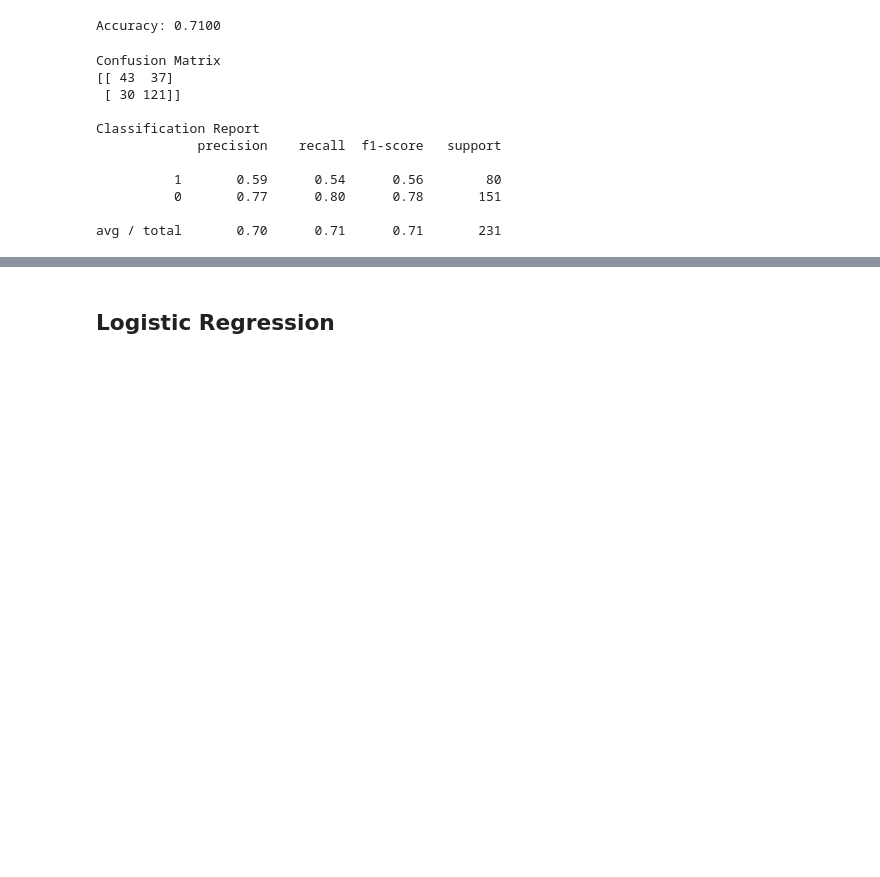
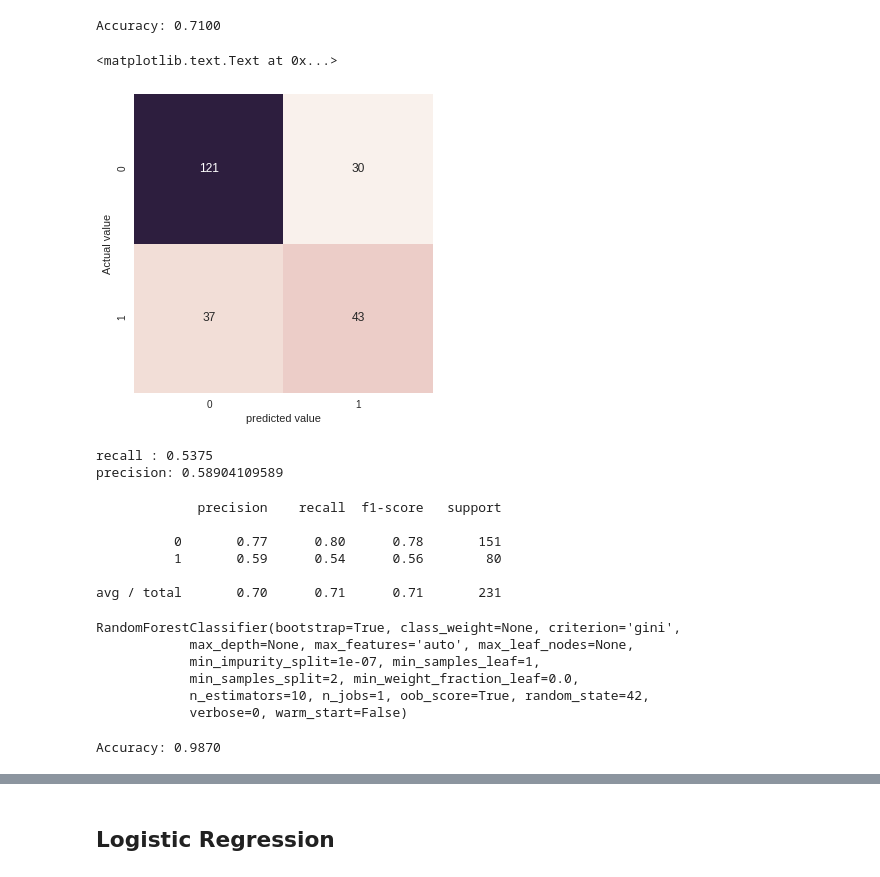
Before and after one commit to vijaysharmapc/notebooks, a Jupyter notebook: 3classificationModelsPy.ipynb, the cells around one changed output, grey strips where cells are left out. Cells and saved outputs as stored; diff of their text form; code cells hidden in the pictures; blank space fills up the shorter version.

```diff
--- a/3classificationModelsPy.ipynb
+++ b/3classificationModelsPy.ipynb
@@ -350,29 +408,22 @@ print("Accuracy: {0:.4f}".format(metrics.accuracy_score(y_train, rf_predict_trai
 Accuracy: 0.9870
 # %%
 #predict test data
-rf_predict_test = rf_model.predict(X_test)
+rf_predict_class = rf_model.predict(X_test)
 
 # training metrics
-print("Accuracy: {0:.4f}".format(metrics.accuracy_score(y_test, rf_predict_test)))
+print("Accuracy: {0:.4f}".format(metrics.accuracy_score(y_test, rf_predict_class)))
 # %% [output]
 Accuracy: 0.7100
-# %%
-print("Confusion Matrix")
-# Note the use of labels for set 1=True to upper left and 0=False to lower right
-print("{0}".format(metrics.confusion_matrix(y_test, rf_predict_test, labels=[1, 0])))
-print("")
-
-print("Classification Report")
-print(metrics.classification_report(y_test, rf_predict_test, labels=[1,0]))
-# %% [output]
-Confusion Matrix
-[[ 43  37]
- [ 30 121]]
-
-Classification Report
-             precision    recall  f1-score   support
-
-          1       0.59      0.54      0.56        80
-          0       0.77      0.80      0.78       151
-
-avg / total       0.70      0.71      0.71       231
+# %%
+from sklearn.metrics import confusion_matrix
+import seaborn as sns
+#import matplotlib.pyplot as plt
+#%matplotlib inline
+mat = confusion_matrix(y_test,rf_predict_class)
+sns.heatmap(mat,square=True,annot=True,fmt='g',cbar=False)
+#plt(figsize=(5,5))
+plt.xlabel('predicted value')
+plt.ylabel('Actual value')
+# %% [output]
+<matplotlib.text.Text at 0x...>
+[figure, added]
@@ -378,0 +436,33 @@ avg / total       0.70      0.71      0.71       231
+# %%
+print("recall :", TP/(TP+FN))
+print("precision:", TP/(TP+FP))
+# %% [output]
+recall : 0.5375
+precision: 0.58904109589
+# %%
+print(metrics.classification_report(y_test, rf_predict_class))
+# %% [output]
+             precision    recall  f1-score   support
+
+          0       0.77      0.80      0.78       151
+          1       0.59      0.54      0.56        80
+
+avg / total       0.70      0.71      0.71       231
+# %%
+from sklearn.ensemble import RandomForestClassifier
+rf_model = RandomForestClassifier(random_state=42,oob_score=True)      # Make OOB score true Whether to
+#use out-of-bag samples to estimate the generalization accuracy.LIke cross validation
+rf_model.fit(X_train, y_train.ravel())
+# %% [output]
+RandomForestClassifier(bootstrap=True, class_weight=None, criterion='gini',
+            max_depth=None, max_features='auto', max_leaf_nodes=None,
+            min_impurity_split=1e-07, min_samples_leaf=1,
+            min_samples_split=2, min_weight_fraction_leaf=0.0,
+            n_estimators=10, n_jobs=1, oob_score=True, random_state=42,
+            verbose=0, warm_start=False)
+# %%
+rf_predict_train = rf_model.predict(X_train)
+# training metrics
+print("Accuracy: {0:.4f}".format(metrics.accuracy_score(y_train, rf_predict_train)))
+# %% [output]
+Accuracy: 0.9870
```
Also changed, not shown: parts of 30 cells of this notebook.
